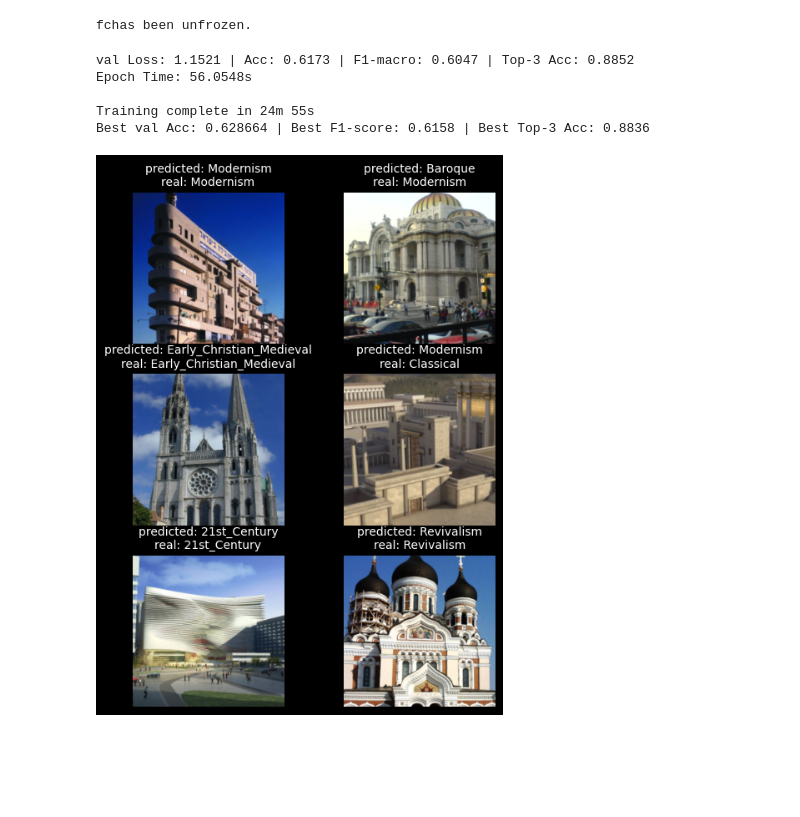
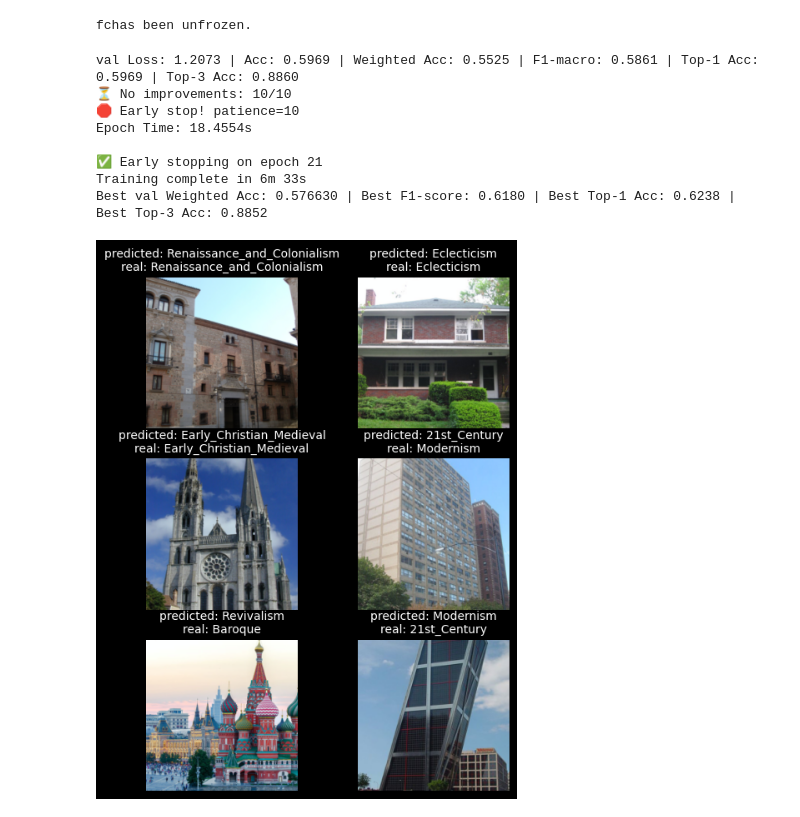
Before and after one commit to elkulakova/architectural-styles-recognition, a Jupyter notebook: data_analysis_baseline/dataset_analysis.ipynb, the cells around one changed output. Drawn from its saved outputs; the diff is of its cells as text; code cells hidden in the pictures; blank space fills up the shorter version.

```diff
--- a/data_analysis_baseline/dataset_analysis.ipynb
+++ b/data_analysis_baseline/dataset_analysis.ipynb
@@ -222,7 +221,7 @@ exp_lr_scheduler = lr_scheduler.StepLR(optimizer_ft, step_size=7, gamma=0.1)
 # %% [markdown]
 ## Функция для обучения и валидации
 # %%
-def train_model(model, criterion, optimizer, scheduler, dataloaders, dataset_sizes, num_epochs=10):
+def train_func(model, criterion, optimizer, scheduler, dataloaders, dataset_sizes, num_epochs=10):
     since = time.time()
     best_model_wts = copy.deepcopy(model.state_dict())
     best_acc = 0.0
@@ -314,7 +311,7 @@ vis_loader = torch.utils.data.DataLoader(
     num_workers=4
 )
 
-def visualize_model(model, num_images=6):
+def visualize_model_base(model, num_images=6):
     was_training = model.training
     model.eval()
     images_handeled = 0
@@ -388,15 +385,17 @@ exp_lr_scheduler = lr_scheduler.StepLR(optimizer_conv, step_size=7, gamma=0.1)
 # %% [output]
 fchas been unfrozen.
 # %%
-base_model = train_model(res_mod, criterion, optimizer_conv, exp_lr_scheduler, dataloaders, dataset_sizes, num_epochs=25)
+base_model, base_metrics = train_model(res_mod, criterion, optimizer_conv, exp_lr_scheduler, dataloaders, dataset_sizes, num_epochs=25)
 # %% [output]
-val Loss: 1.1521 | Acc: 0.6173 | F1-macro: 0.6047 | Top-3 Acc: 0.8852
-Epoch Time: 56.0548s
+val Loss: 1.2073 | Acc: 0.5969 | Weighted Acc: 0.5525 | F1-macro: 0.5861 | Top-1 Acc: 0.5969 | Top-3 Acc: 0.8860
+⏳️ No improvements: 10/10
+🛑 Early stop! patience=10
+Epoch Time: 18.4554s
 
-Training complete in 24m 55s
-Best val Acc: 0.628664 | Best F1-score: 0.6158 | Best Top-3 Acc: 0.8836
+✅ Early stopping on epoch 21
+Training complete in 6m 33s
+Best val Weighted Acc: 0.576630 | Best F1-score: 0.6180 | Best Top-1 Acc: 0.6238 | Best Top-3 Acc: 0.8852
 # %%
-visualize_model(base_model)
-plt.show()
+visualize_model(base_model, num_images=6, class_names=class_names, vis_loader=vis_loader)
 # %% [output]
-[figure, old version]
+[figure, new version]
```
Also changed, not shown: parts of 6 cells of this notebook.
